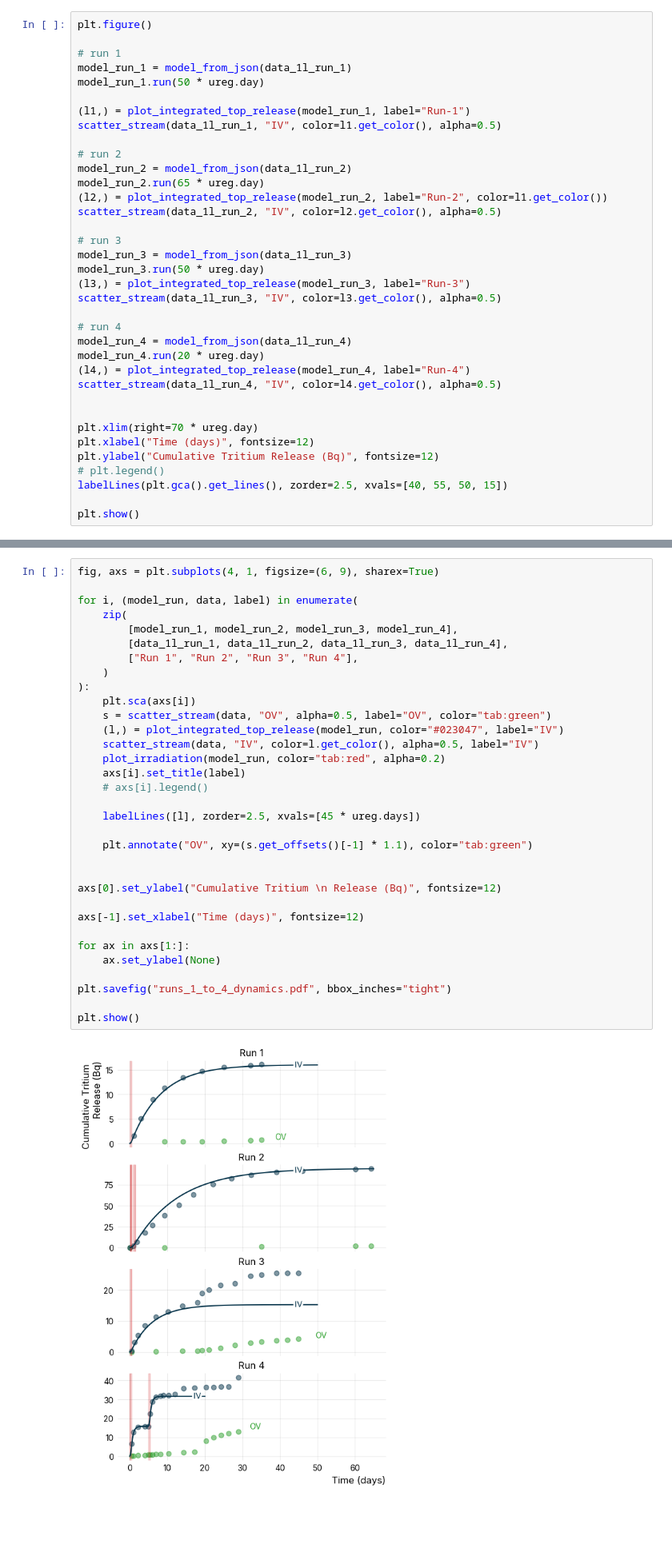
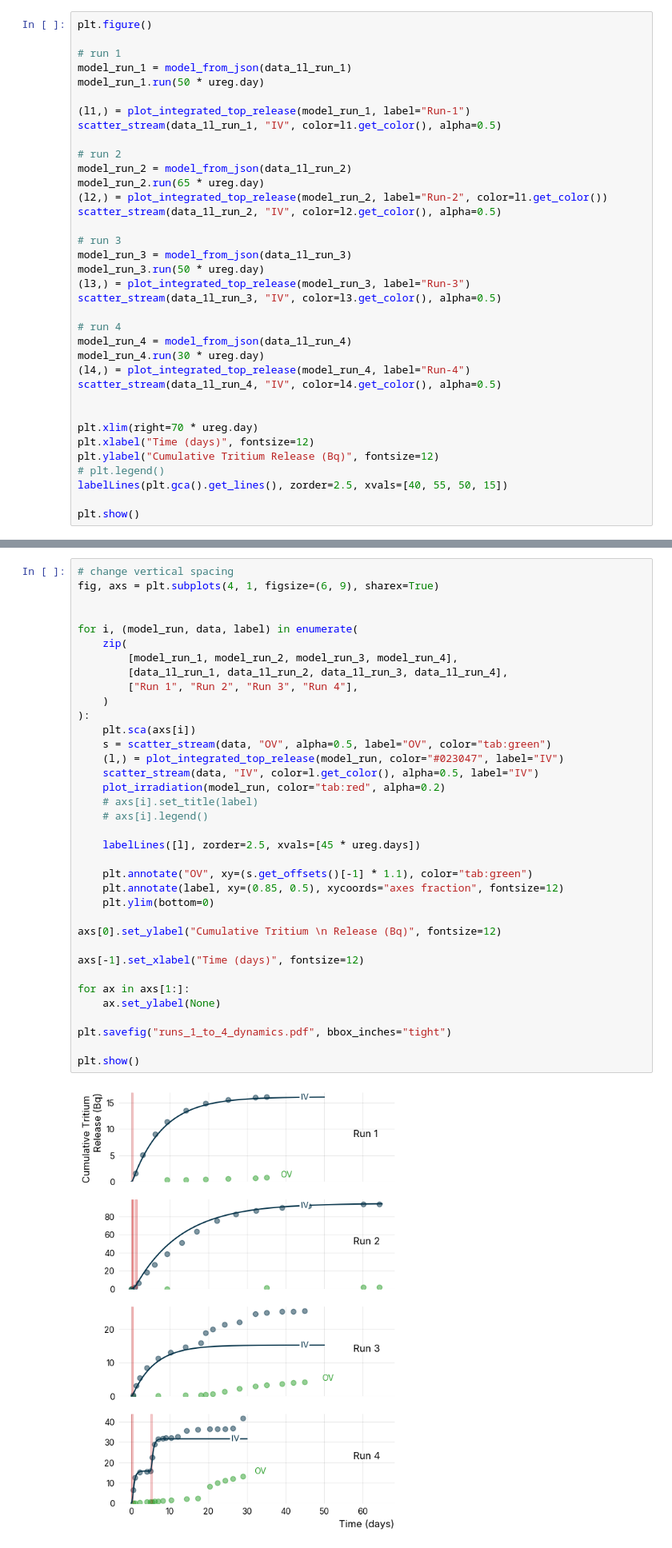
Before and after one commit to LIBRA-project/baby-1l-paper, a Jupyter notebook: main.ipynb, the cells around one changed output, grey strips where cells are left out. Shown at 80% size. Drawn from its saved outputs; the diff is of its cells as text; blank space fills up the shorter version.

Commit message:
updated figures

```diff
--- a/main.ipynb
+++ b/main.ipynb
@@ -512,7 +512,7 @@ scatter_stream(data_1l_run_3, "IV", color=l3.get_color(), alpha=0.5)
 
 # run 4
 model_run_4 = model_from_json(data_1l_run_4)
-model_run_4.run(20 * ureg.day)
+model_run_4.run(30 * ureg.day)
 (l4,) = plot_integrated_top_release(model_run_4, label="Run-4")
 scatter_stream(data_1l_run_4, "IV", color=l4.get_color(), alpha=0.5)
 
@@ -638,40 +638,43 @@ plt.show()
 # %% [output]
 [figure]
 # %%
+# change vertical spacing
 fig, axs = plt.subplots(4, 1, figsize=(6, 9), sharex=True)
+
 
 for i, (model_run, data, label) in enumerate(
     zip(
         [model_run_1, model_run_2, model_run_3, model_run_4],
         [data_1l_run_1, data_1l_run_2, data_1l_run_3, data_1l_run_4],
         ["Run 1", "Run 2", "Run 3", "Run 4"],
     )
 ):
     plt.sca(axs[i])
     s = scatter_stream(data, "OV", alpha=0.5, label="OV", color="tab:green")
     (l,) = plot_integrated_top_release(model_run, color="#023047", label="IV")
     scatter_stream(data, "IV", color=l.get_color(), alpha=0.5, label="IV")
     plot_irradiation(model_run, color="tab:red", alpha=0.2)
-    axs[i].set_title(label)
+    # axs[i].set_title(label)
     # axs[i].legend()
 
     labelLines([l], zorder=2.5, xvals=[45 * ureg.days])
 
     plt.annotate("OV", xy=(s.get_offsets()[-1] * 1.1), color="tab:green")
-
+    plt.annotate(label, xy=(0.85, 0.5), xycoords="axes fraction", fontsize=12)
+    plt.ylim(bottom=0)
 
 axs[0].set_ylabel("Cumulative Tritium \n Release (Bq)", fontsize=12)
 
 axs[-1].set_xlabel("Time (days)", fontsize=12)
 
 for ax in axs[1:]:
     ax.set_ylabel(None)
 
 plt.savefig("runs_1_to_4_dynamics.pdf", bbox_inches="tight")
 
 plt.show()
 # %% [output]
-[figure, old version]
+[figure, new version]
 # %%
 k_top_values = []
 for data in [data_1l_run_1, data_1l_run_2, data_1l_run_3, data_1l_run_4]:
```
Also changed, not shown: parts of 3 cells of this notebook.
